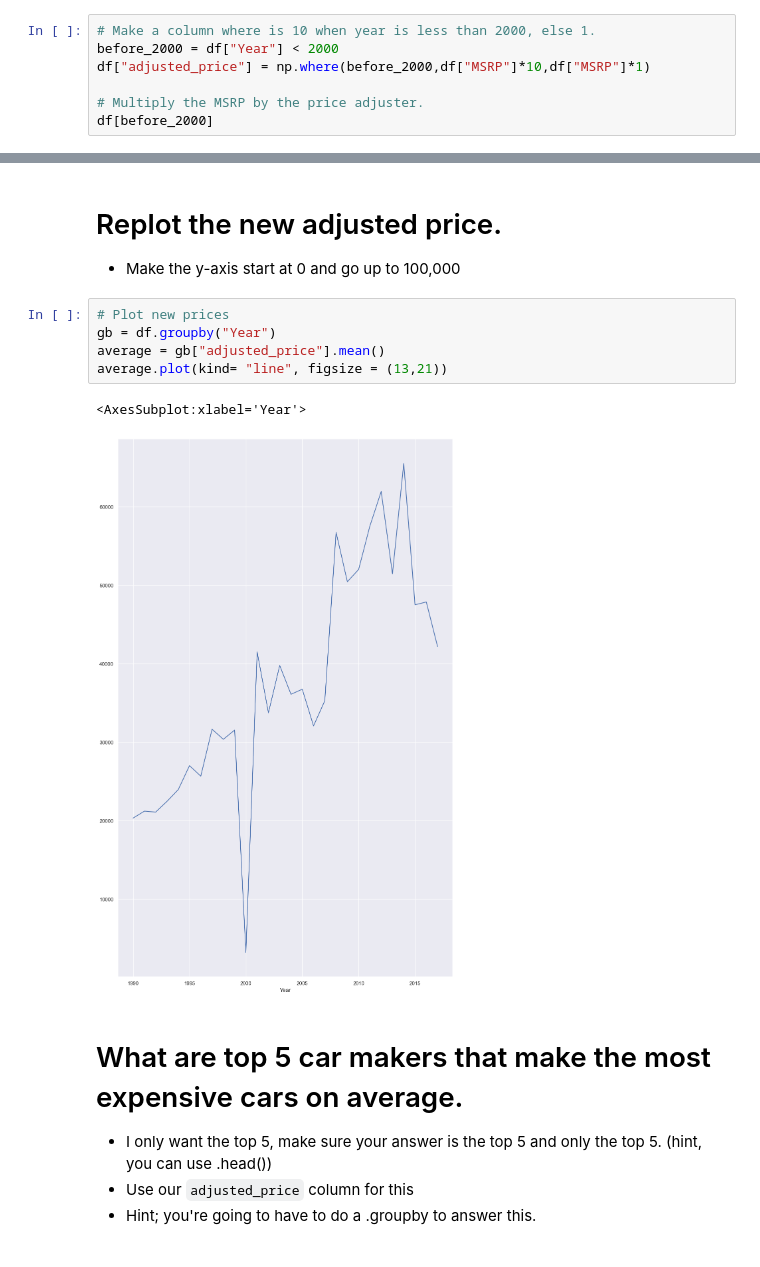
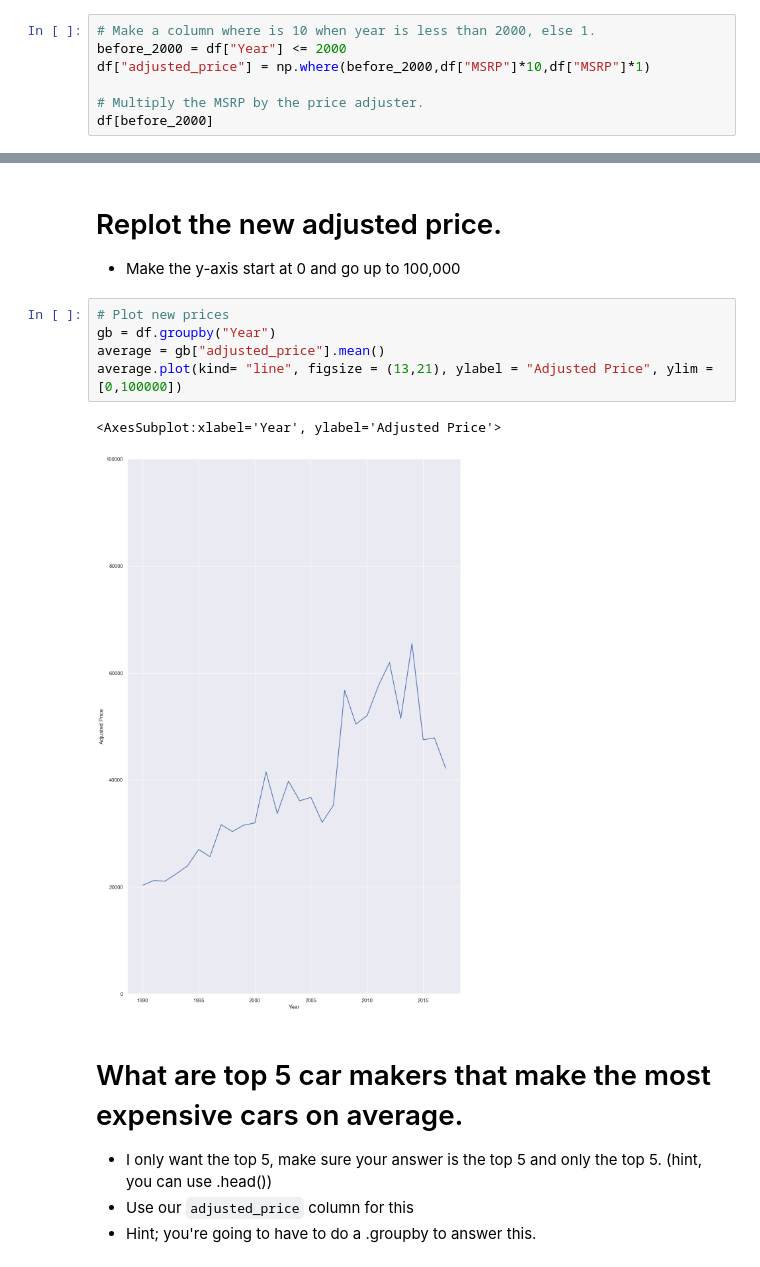
Before and after one commit to Jhwee2/2022-fall-data-science, a Jupyter notebook: Week-02-EDA/Exercise-EDA.ipynb, the cells around one changed output, grey strips where cells are left out. Cells and saved outputs as stored; diff of their text form.

```diff
--- a/Week-02-EDA/Exercise-EDA.ipynb
+++ b/Week-02-EDA/Exercise-EDA.ipynb
@@ -138,7 +129,7 @@ Make a new column that is called `adjusted_price`, that contains all prices, how
    * Hint; you might need to use our old friend `np.where`
 # %%
 # Make a column where is 10 when year is less than 2000, else 1.
-before_2000 = df["Year"] < 2000
+before_2000 = df["Year"] <= 2000
 df["adjusted_price"] = np.where(before_2000,df["MSRP"]*10,df["MSRP"]*1)
 
 # Multiply the MSRP by the price adjuster.
@@ -163,11 +154,11 @@ df[before_2000]
 # %%
 # Plot new prices
 gb = df.groupby("Year")
 average = gb["adjusted_price"].mean()
-average.plot(kind= "line", figsize = (13,21))
+average.plot(kind= "line", figsize = (13,21), ylabel = "Adjusted Price", ylim = [0,100000])
 # %% [output]
-<AxesSubplot:xlabel='Year'>
+<AxesSubplot:xlabel='Year', ylabel='Adjusted Price'>
-[figure, old version]
+[figure, new version]
 # %% [markdown]
 # What are top 5 car makers that make the most expensive cars on average.
 * I only want the top 5, make sure your answer is the top 5 and only the top 5. (hint, you can use .head())
```
Also changed, not shown: parts of 26 cells of this notebook, 1 other file.
